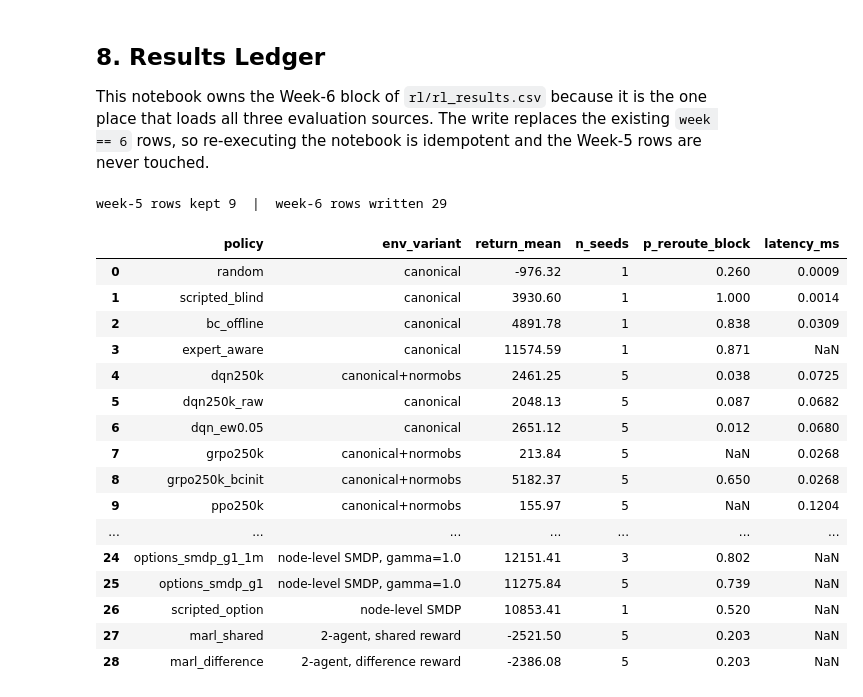
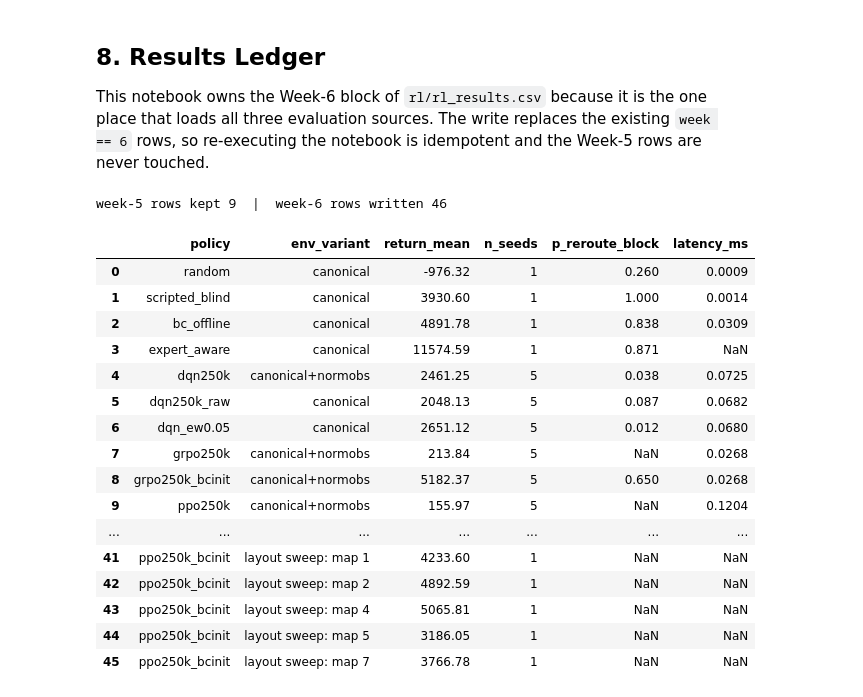
Before and after one commit to LHY3015/hongyu-ingen-ml-analyst, a Jupyter notebook: notebooks/W06_PolicyGradient_RL.ipynb, the cells around one changed output. Drawn from its saved outputs; the diff is of its cells as text; code cells hidden in the pictures.

```diff
--- a/notebooks/W06_PolicyGradient_RL.ipynb
+++ b/notebooks/W06_PolicyGradient_RL.ipynb
@@ -511,6 +554,28 @@ def load_marl_evals(n_seeds=5):
         keys = [k for k in ev[0] if isinstance(ev[0][k], (int, float))]
         out[tag] = dict(tag=tag, n_train_seeds=len(ds),
                         **{k: float(np.mean([e[k] for e in ev])) for k in keys})
+        # ledger convention: the +/- is the across-seed std of per-seed means, as for every
+        # other family; the within-seed (world) spread stays available in the meta files
+        out[tag]['team_return_std'] = float(np.std([e['team_return_mean'] for e in ev]))
+    return out
+
+
+def load_irl_evals():
+    """The two recovered-reward policies, scored on the same 10-world protocol."""
+    out = {}
+    for fs, note in [('priv', 'privileged feature basis'), ('obs', 'observation-only feature basis')]:
+        p = ART_DIR / f'irl_{fs}.json'
+        if not p.exists():
+            continue
+        v = json.loads(p.read_text())['validation']['policy']
+        out[f'irl_{fs}'] = dict(tag=f'irl_{fs}', n_train_seeds=1,
+                                return_mean=v['return_mean'], return_std=v['return_std'],
+                                len_mean=v.get('len_mean', float('nan')),
+                                per_world=v.get('per_world', []),
+                                p_alert_anomaly=v.get('p_alert_anomaly'),
+                                false_alerts_per_1k=v.get('false_alerts_per_1k'),
+                                p_reroute_block=v.get('p_reroute_block'),
+                                p_slow_rough=v.get('p_slow_rough'))
     return out
 
 
@@ -550,12 +615,14 @@ LEDGER_META = {
     'options_lowsoc_c0': ('250000', 'SMDP, soc_init 18-30', 'low-SoC control at option level'),
     'options_lowsoc_c15': ('250000', 'SMDP, soc_init 18-30, low_soc_penalty 1.5',
                            'dock is one decision here'),
-    'marl_shared': ('250000', '2-agent, shared reward', 'independent PPO learners'),
-    'marl_difference': ('250000', '2-agent, difference reward', 'independent PPO learners'),
+    'marl_shared': ('1000000', '2-agent, shared reward', 'independent PPO learners'),
+    'marl_difference': ('1000000', '2-agent, difference reward', 'independent PPO learners'),
     'scripted_blind': ('0', 'canonical', 'deployable rule reference (floor)'),
     'expert_aware': ('0', 'canonical', 'privileged ceiling (uses ground-truth label)'),
     'bc_offline': ('39642 rows', 'canonical', 'behaviour cloning, retrained for the W6 protocol'),
     'random': ('0', 'canonical', 'reference'),
+    'irl_priv': ('0', 'canonical', 'MaxEnt IRL, privileged basis: soft-optimal policy under the recovered reward'),
+    'irl_obs': ('0', 'canonical', 'MaxEnt IRL, observation-only basis: soft-optimal policy under the recovered reward'),
 }
 
 
@@ -563,16 +630,17 @@ def _r(v, nd=3):
     return None if v is None or (isinstance(v, float) and v != v) else round(v, nd)
 
 
-def ledger_rows(ev, oe=None, me=None, constraint_ms=100.0):
+def ledger_rows(ev, oe=None, me=None, ie=None, constraint_ms=100.0):
     """Week-6 rows for `rl/rl_results.csv`, with the added event-rate and protocol columns.
 
-    Flat, option-level and multi-agent results are evaluated on different environments and stored
-    separately; they are pooled here because the ledger is a per-policy record, with `env_variant`
-    carrying which environment produced each row.
+    Flat, option-level, multi-agent and IRL results are evaluated on different environments and
+    stored separately; they are pooled here because the ledger is a per-policy record, with
+    `env_variant` carrying which environment produced each row.
     """
     rows = []
     merged = dict(ev)
     merged.update(oe or {})
+    merged.update(ie or {})
     # the multi-agent evaluation reports a team return over two rovers, under different keys
     for tag, d in (me or {}).items():
         merged[tag] = dict(d, return_mean=d['team_return_mean'], return_std=d['team_return_std'],
@@ -599,37 +667,63 @@ def ledger_rows(ev, oe=None, me=None, constraint_ms=100.0):
             n_train_seeds=d['n_train_seeds'],
             return_per_step=round(d['ret_per_step_mean'], 4) if 'ret_per_step_mean' in d else None,
             p_alert_anomaly=_r(d.get('p_alert_anomaly')),
             false_alerts_per_1k=_r(d.get('false_alerts_per_1k'), 1),
             p_reroute_block=_r(d.get('p_reroute_block')),
             p_slow_rough=_r(d.get('p_slow_rough')),
             dock_rate=_r(d.get('dock_rate')),
+            dock_episode_rate=_r(d.get('dock_episode_rate')),
+            soc_depleted_rate=_r(d.get('soc_depleted_rate')),
+            low_soc_steps=_r(d.get('low_soc_steps'), 0),
             notes=note))
+    return pd.DataFrame(rows)
+
+
+def layout_sweep_rows(ev):
+    """One row per held-out layout for each seed-0 policy the cross-map sweep evaluated.
+
+    These are the §6 numbers; without them the week's ranking reversal has no ledger record."""
+    rows = []
+    for tag, d in ev.items():
+        if not isinstance(d, dict) or 'cross_map' not in d:
+            continue
+        for ms, v in sorted(d['cross_map'].items(), key=lambda kv: int(kv[0])):
+            rows.append(dict(
+                week=6, policy=tag, task='rover_patrol', platform='Aido Rover',
+                timesteps=LEDGER_META.get(tag, ('', '', ''))[0],
+                n_seeds=1, gamma=0.99, eval_horizon=9600, eval_policy='deterministic',
+                energy_weight=0.05, shaping_low_soc=True, alert_clears_block=False,
+                return_mean=round(v['return_mean'], 2), return_std=_r(v.get('return_std'), 2),
+                env_variant=f'layout sweep: map {ms}', eval_worlds=5, n_train_seeds=1,
+                constraint_ms=100.0,
+                notes='seed-0 policy re-evaluated without retraining on a held-out layout'))
     return pd.DataFrame(rows)
 
 
 from shared_modules.rl_eval import LEDGER
 old = pd.read_csv(LEDGER)
 old = old[old.week != 6]                     # replace the Week-6 block; Week-5 rows are untouched
-rows = ledger_rows(ev, oe=load_option_evals(), me=load_marl_evals())
+rows = pd.concat([ledger_rows(ev, oe=load_option_evals(), me=load_marl_evals(),
+                              ie=load_irl_evals()),
+                  layout_sweep_rows(ev)], ignore_index=True, sort=False)
 pd.concat([old, rows], ignore_index=True, sort=False).to_csv(LEDGER, index=False)
 print(f'week-5 rows kept {len(old)}  |  week-6 rows written {len(rows)}')
 rows[['policy', 'env_variant', 'return_mean', 'n_seeds', 'p_reroute_block', 'latency_ms']]
 # %% [output]
-week-5 rows kept 9  |  week-6 rows written 29
+week-5 rows kept 9  |  week-6 rows written 46
 |  | policy | env_variant | return_mean | n_seeds | p_reroute_block | latency_ms |
 | 0 | random | canonical | -976.32 | 1 | 0.260 | 0.0009 |
 | 1 | scripted_blind | canonical | 3930.60 | 1 | 1.000 | 0.0014 |
 | 2 | bc_offline | canonical | 4891.78 | 1 | 0.838 | 0.0309 |
 | 3 | expert_aware | canonical | 11574.59 | 1 | 0.871 | NaN |
 | 4 | dqn250k | canonical+normobs | 2461.25 | 5 | 0.038 | 0.0725 |
 | 5 | dqn250k_raw | canonical | 2048.13 | 5 | 0.087 | 0.0682 |
 | 6 | dqn_ew0.05 | canonical | 2651.12 | 5 | 0.012 | 0.0680 |
 | 7 | grpo250k | canonical+normobs | 213.84 | 5 | NaN | 0.0268 |
 | 8 | grpo250k_bcinit | canonical+normobs | 5182.37 | 5 | 0.650 | 0.0268 |
 | 9 | ppo250k | canonical+normobs | 155.97 | 5 | NaN | 0.1204 |
 | ... | ... | ... | ... | ... | ... | ... |
-| 24 | options_smdp_g1_1m | node-level SMDP, gamma=1.0 | 12151.41 | 3 | 0.802 | NaN |
-| 25 | options_smdp_g1 | node-level SMDP, gamma=1.0 | 11275.84 | 5 | 0.739 | NaN |
-| 26 | scripted_option | node-level SMDP | 10853.41 | 1 | 0.520 | NaN |
-| 27 | marl_shared | 2-agent, shared reward | -2521.50 | 5 | 0.203 | NaN |
-| 28 | marl_difference | 2-agent, difference reward | -2386.08 | 5 | 0.203 | NaN |
+| 41 | ppo250k_bcinit | layout sweep: map 1 | 4233.60 | 1 | NaN | NaN |
+| 42 | ppo250k_bcinit | layout sweep: map 2 | 4892.59 | 1 | NaN | NaN |
+| 43 | ppo250k_bcinit | layout sweep: map 4 | 5065.81 | 1 | NaN | NaN |
+| 44 | ppo250k_bcinit | layout sweep: map 5 | 3186.05 | 1 | NaN | NaN |
+| 45 | ppo250k_bcinit | layout sweep: map 7 | 3766.78 | 1 | NaN | NaN |
```
Also changed, not shown: parts of 4 cells of this notebook, 7 other files.
